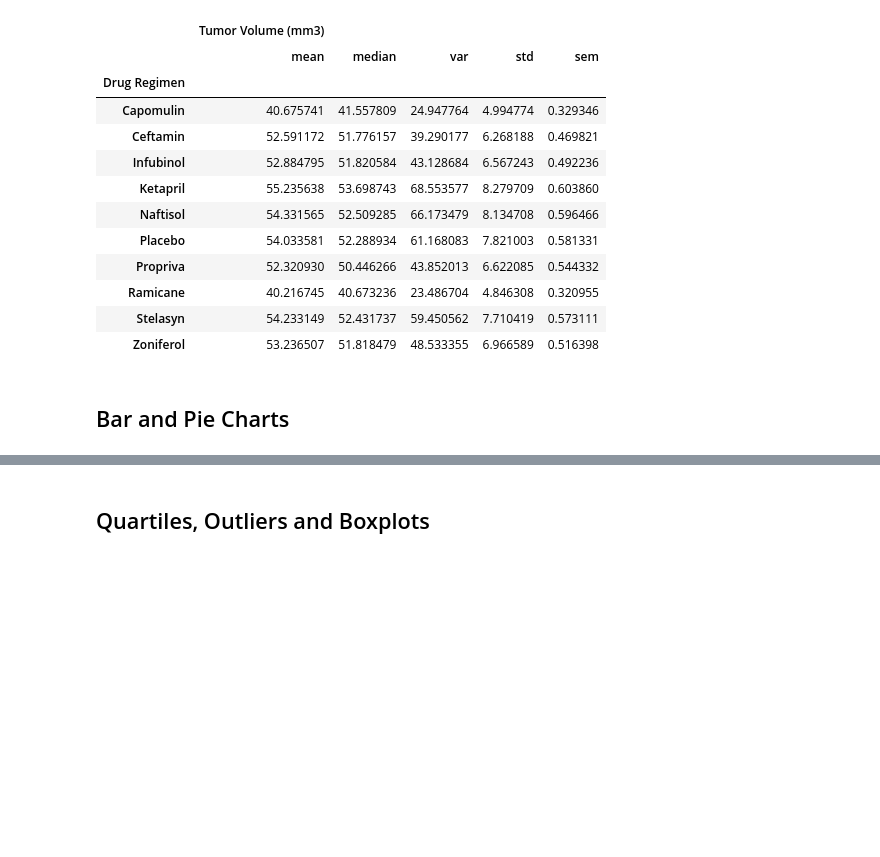
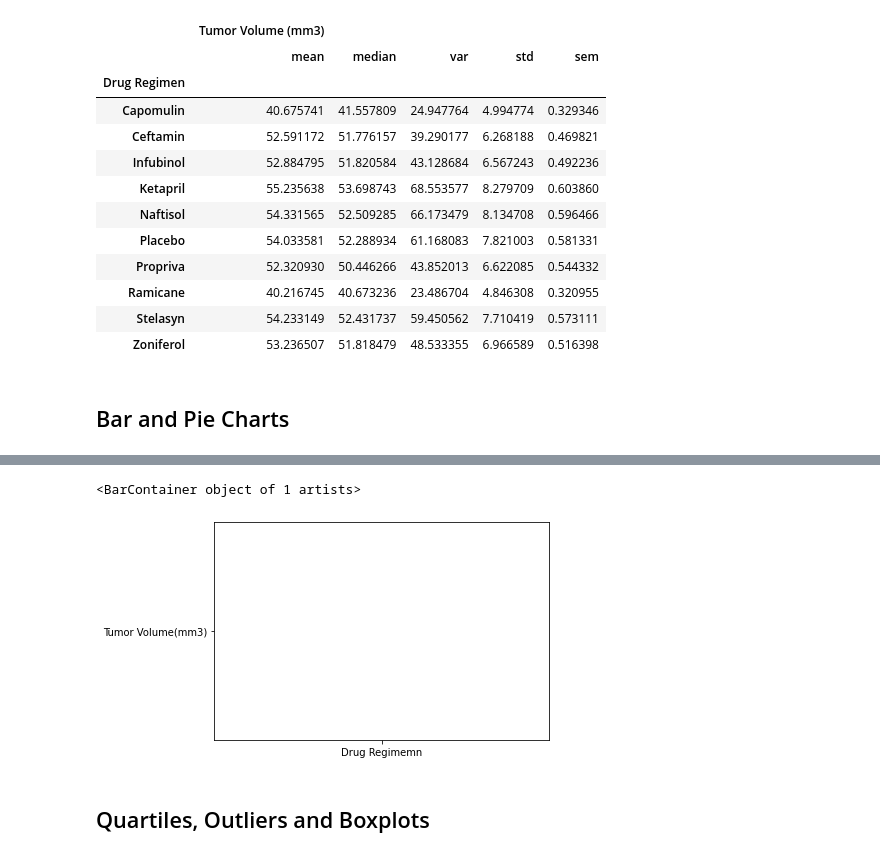
Before and after one commit to jforbis/matplotlib-pymaceuticals, a Jupyter notebook: pymaceuticals_JF.ipynb, the cells around one changed output, grey strips where cells are left out. Saved outputs shown, nothing was run; the diff lists cells and outputs as text; code cells hidden in the pictures; blank space fills up the shorter version.

```diff
--- a/pymaceuticals_JF.ipynb
+++ b/pymaceuticals_JF.ipynb
@@ -134,2 +154,6 @@ clean_df[["Drug Regimen", "Tumor Volume (mm3)"]].groupby("Drug Regimen").agg({"T
 # %%
-# Generate a bar plot showing the total number of measurements taken on each drug regimen using pandas.
+# Generate a bar plot showing the total number of measurements taken on each drug regimen using pyplot.
+plt.bar(["Drug Regimemn"], ["Tumor Volume(mm3)"], color='r', alpha=0.5, align="center")
+# %% [output]
+<BarContainer object of 1 artists>
+[figure, added]
```
Also changed, not shown: parts of 4 cells of this notebook.
